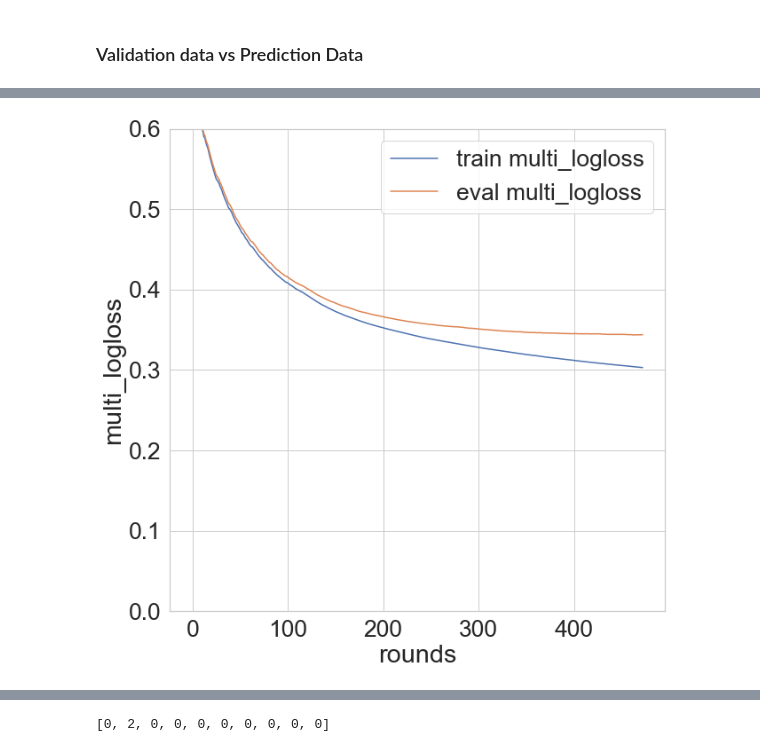
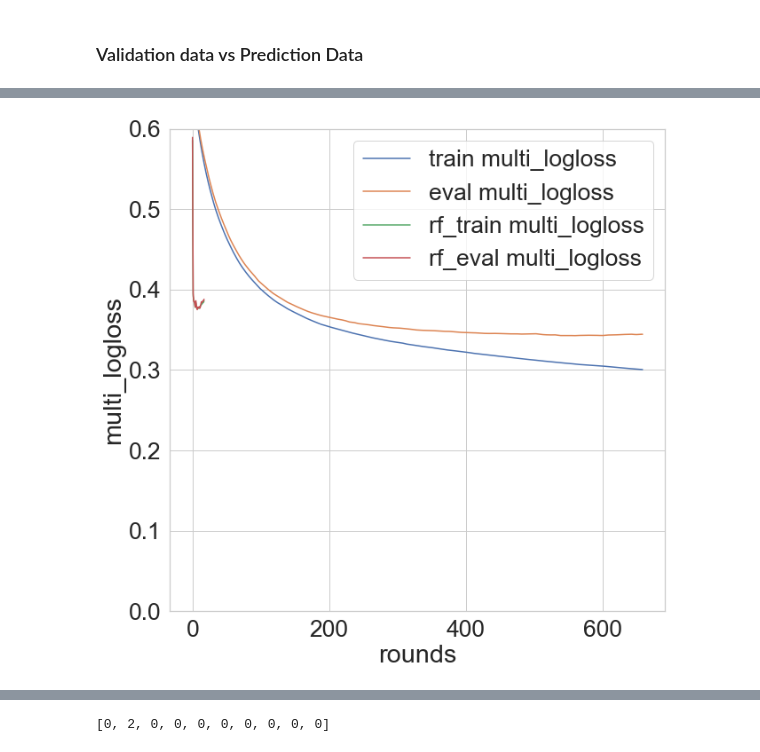
Before and after one commit to RooibosGood/signate, a Jupyter notebook: Begginer11/begginer11.ipynb, the cells around one changed output, grey strips where cells are left out. Cells and saved outputs as stored; diff of their text form; code cells hidden in the pictures.

```diff
--- a/Begginer11/begginer11.ipynb
+++ b/Begginer11/begginer11.ipynb
@@ -249,7 +369,7 @@ for fold_id, (train_index, valid_index) in enumerate(cv.split(X_train,y_train)):
                     valid_sets=[lgb_train, lgb_eval],
                     valid_names=['train','eval'],
                     num_boost_round=1000,
-                    early_stopping_rounds=10,
+                    early_stopping_rounds=100,
                     verbose_eval=100,
                     evals_result=evals_result
                    )
@@ -322,6 +453,7 @@ Early stopping, best iteration is:
 # %%
 train_metric = evals_result['train']['multi_logloss']
 eval_metric = evals_result['eval']['multi_logloss']
-
-train_metric[:5], eval_metric[:5]
+rf_train_metric = rf_evals_result['train']['multi_logloss']
+rf_eval_metric = rf_evals_result['eval']['multi_logloss']
+train_metric[:5], eval_metric[:5],rf_train_metric[:5], rf_eval_metric[:5]
 # %% [output]
@@ -338,17 +480,20 @@ train_metric[:5], eval_metric[:5]
 # %%
 plt.figure(figsize=(10, 10))
 
 plt.plot(train_metric, label='train multi_logloss')
 plt.plot(eval_metric, label='eval multi_logloss')
+plt.plot(rf_train_metric, label='rf_train multi_logloss')
+plt.plot(rf_eval_metric, label='rf_eval multi_logloss')
+
 plt.grid()
 plt.legend()
 plt.ylim(0 , 0.6)
 
 plt.xlabel('rounds')
 plt.ylabel('multi_logloss')
 plt.grid(True)
 plt.show()
 # %% [output]
-[figure, old version]
+[figure, new version]
 # %%
 y_lgb_oof_train_max = np.argmax(y_lgb_oof_train, axis=1)
```
Also changed, not shown: parts of 7 cells of this notebook.
